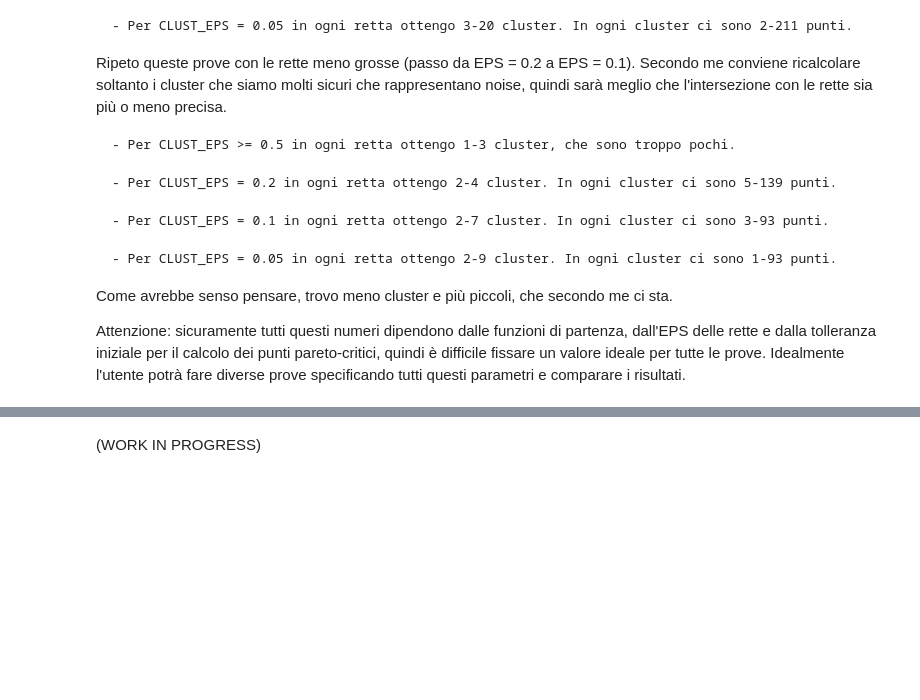
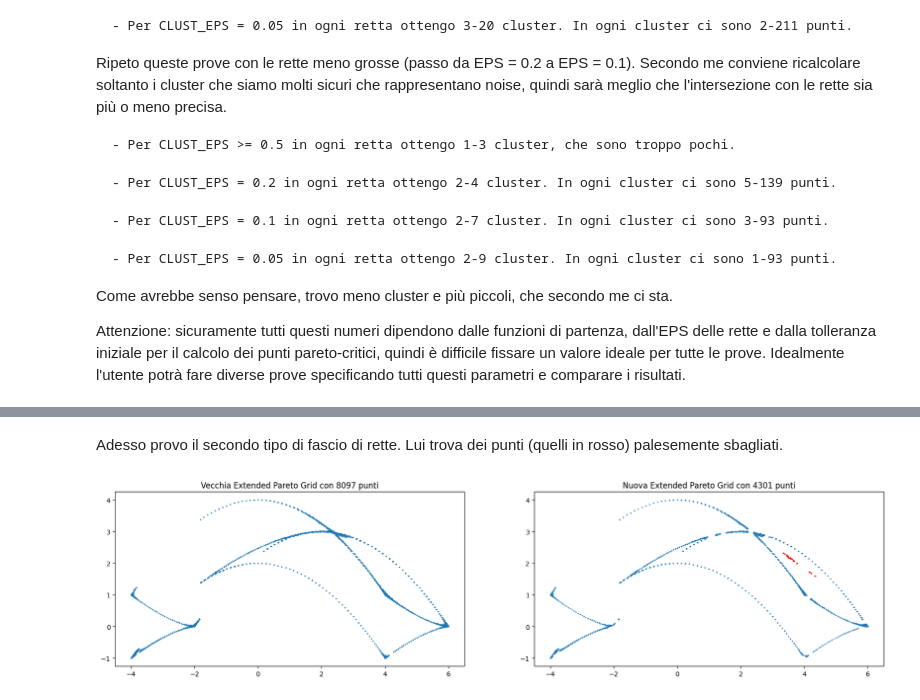
Before and after one commit to emosig/pershom, a Jupyter notebook: test_clustering.ipynb, the cells around one changed output, grey strips where cells are left out. Cells and saved outputs as stored; diff of their text form; code cells hidden in the pictures; blank space fills up the shorter version.

Commit message:
Prove fatte sul clustering, che non funziona bene e ancora non capisco perché

```diff
--- a/test_clustering.ipynb
+++ b/test_clustering.ipynb
@@ -100,3 +98,9 @@ Ho ridotto 3 clusters.
 [figure]
-# %% [markdown]
-(WORK IN PROGRESS)
+# %% [markdown]
+Adesso provo il secondo tipo di fascio di rette. Lui trova dei punti (quelli in rosso) palesemente sbagliati.
+# %%
+t2rette = intersect_sheaf_type2(h1ppc,h2ppc)
+t2clusters = sheaf_of_clusters(t2rette)
+h1ppc,h2ppc,nclusters = manage_clusters(t2clusters,h1,h2,h1ppc,h2ppc,tol)
+# %% [output]
+[figure, added]
```
Also changed, not shown: parts of 8 cells of this notebook, 1 other file.
